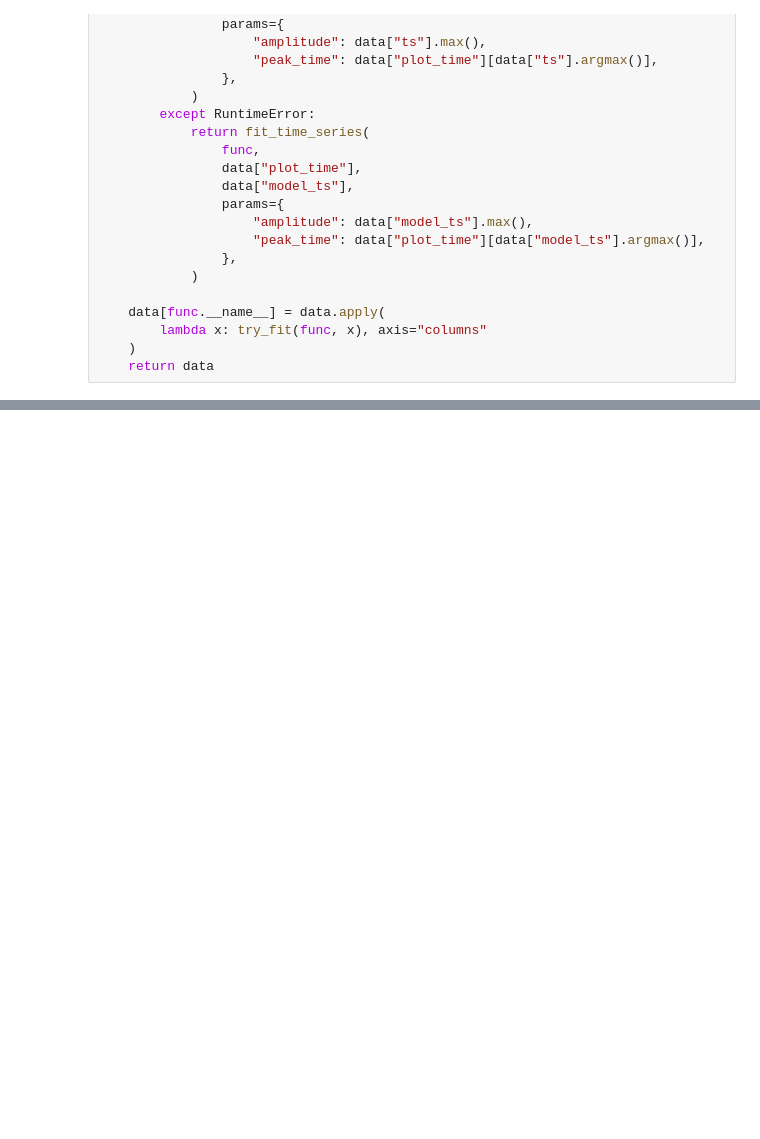
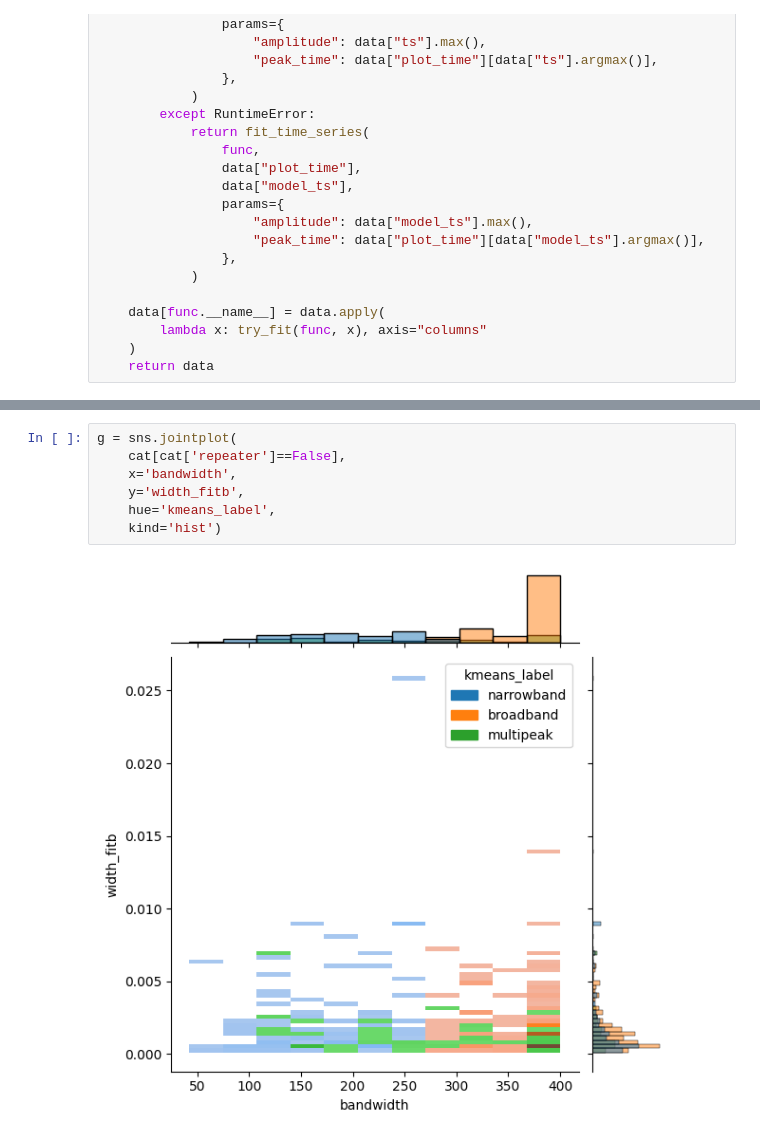
Before and after one commit to Thaza-Kun/sarjana, a Jupyter notebook: docs/notebooks/09-identifying-type-i-and-ii.ipynb, the cells around one changed output, grey strips where cells are left out. Drawn from its saved outputs; the diff is of its cells as text; blank space fills up the shorter version.

```diff
--- a/docs/notebooks/09-identifying-type-i-and-ii.ipynb
+++ b/docs/notebooks/09-identifying-type-i-and-ii.ipynb
@@ -240,0 +225,9 @@ sns.jointplot(stats, x='bandwidth', y='time_width', hue='label', kind='hist')
+# %%
+g = sns.jointplot(
+    cat[cat['repeater']==False],
+    x='bandwidth',
+    y='width_fitb',
+    hue='kmeans_label',
+    kind='hist')
+# %% [output]
+[figure, added]
```
Also changed, not shown: parts of 22 cells of this notebook, 30 other files.
